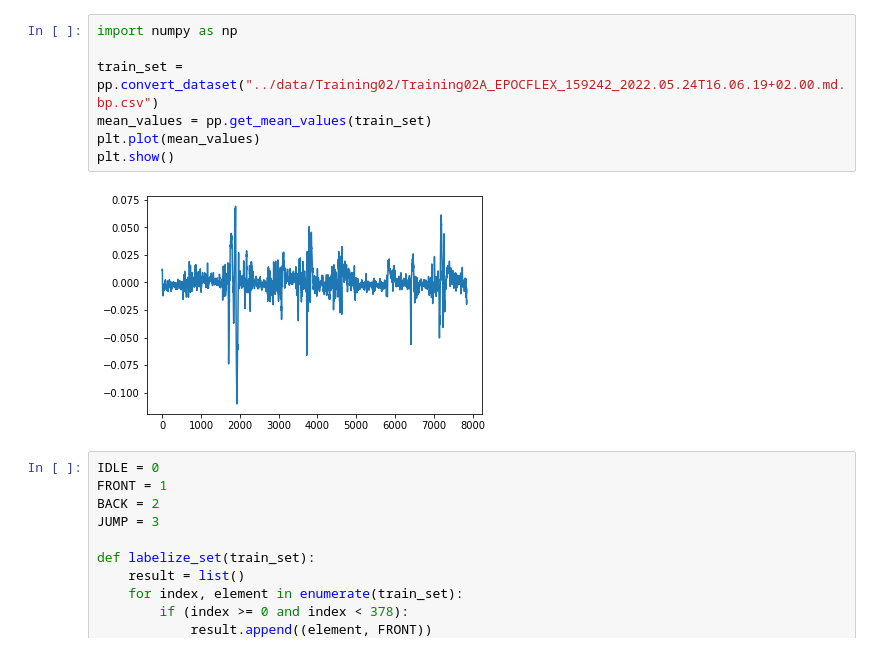
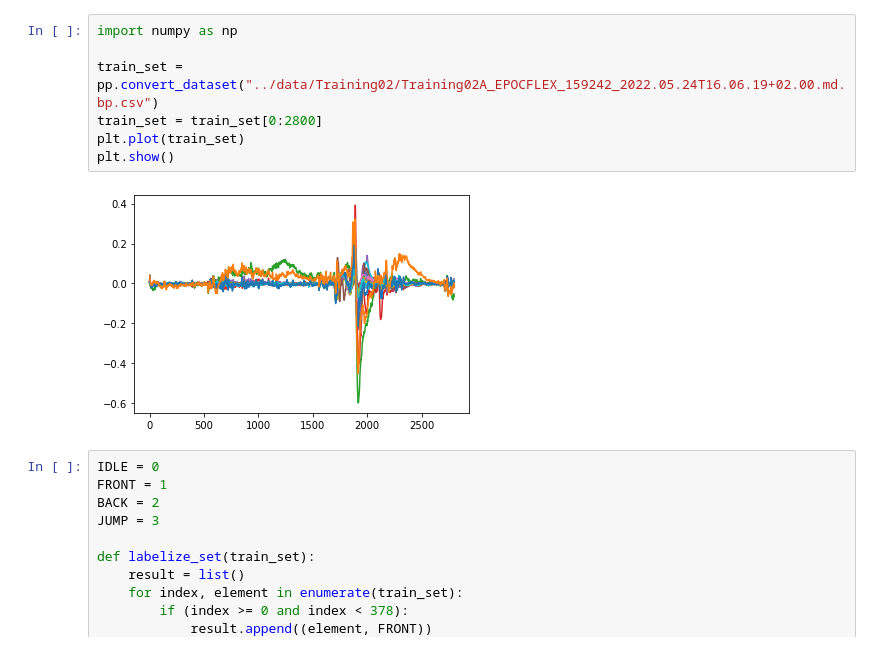
Before and after one commit to PoCInnovation/MindGame, a Jupyter notebook: src/directions.ipynb, the cells around one changed output. Saved outputs shown, nothing was run; the diff lists cells and outputs as text.

```diff
--- a/src/directions.ipynb
+++ b/src/directions.ipynb
@@ -26,12 +26,12 @@ Note: you may need to restart the kernel to use updated packages.
 # %%
 import numpy as np
 
 train_set = pp.convert_dataset("../data/Training02/Training02A_EPOCFLEX_159242_2022.05.24T16.06.19+02.00.md.bp.csv")
-mean_values = pp.get_mean_values(train_set)
-plt.plot(mean_values)
+train_set = train_set[0:2800]
+plt.plot(train_set)
 plt.show()
 # %% [output]
-[figure, old version]
+[figure, new version]
 # %%
 IDLE = 0
 FRONT = 1
```
Also changed, not shown: parts of 2 cells of this notebook, 1 other file.
